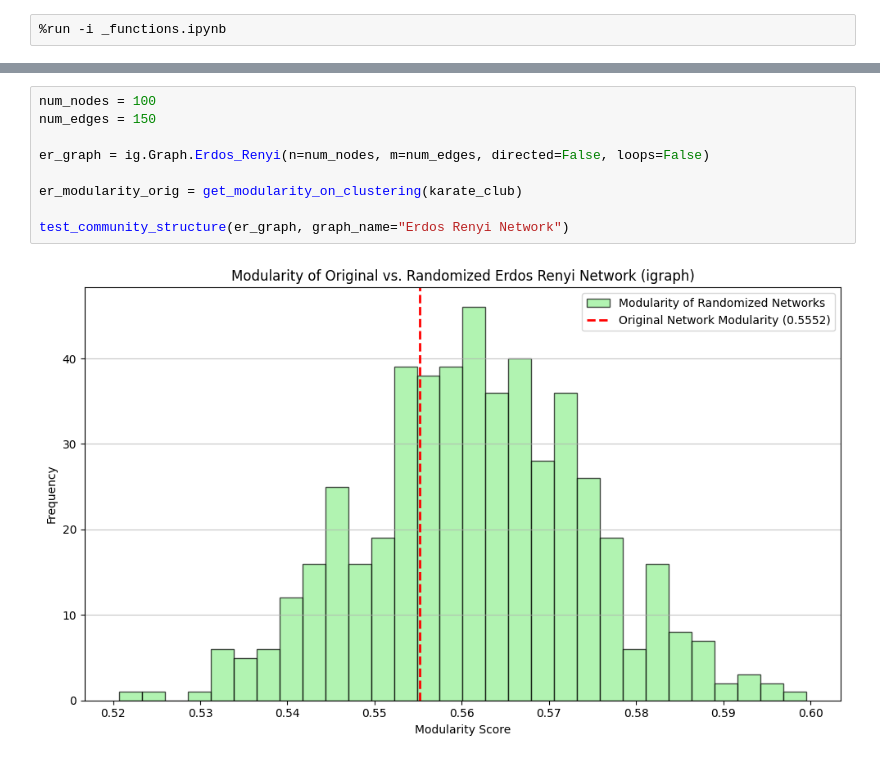
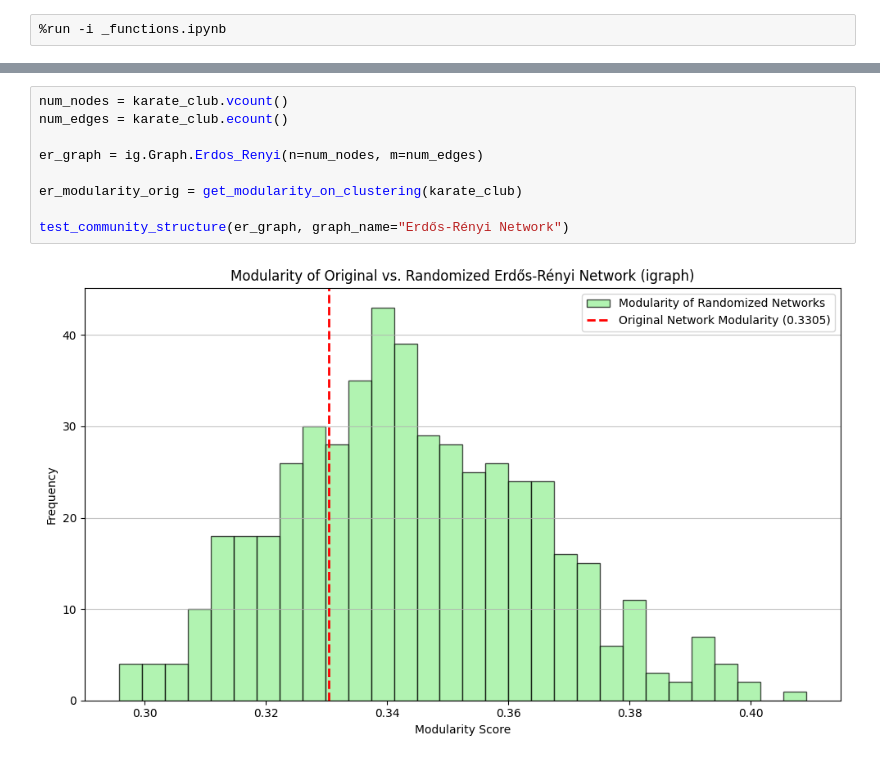
Before and after one commit to BeaMarton13/community-detection-guide-w-igraph, a Jupyter notebook: notebooks/test_community_structure.ipynb, the cells around one changed output, grey strips where cells are left out. Drawn from its saved outputs; the diff is of its cells as text.

```diff
--- a/notebooks/test_community_structure.ipynb
+++ b/notebooks/test_community_structure.ipynb
@@ -20,11 +20,11 @@ test_community_structure(karate_club, graph_name="Karate Club Network")
 # %%
-num_nodes = 100
-num_edges = 150
+num_nodes = karate_club.vcount()
+num_edges = karate_club.ecount()
 
-er_graph = ig.Graph.Erdos_Renyi(n=num_nodes, m=num_edges, directed=False, loops=False)
+er_graph = ig.Graph.Erdos_Renyi(n=num_nodes, m=num_edges)
 
 er_modularity_orig = get_modularity_on_clustering(karate_club)
 
-test_community_structure(er_graph, graph_name="Erdos Renyi Network")
+test_community_structure(er_graph, graph_name="Erdős-Rényi Network")
 # %% [output]
-[figure, old version]
+[figure, new version]
```
Also changed, not shown: parts of 6 cells of this notebook, 1 other file.
